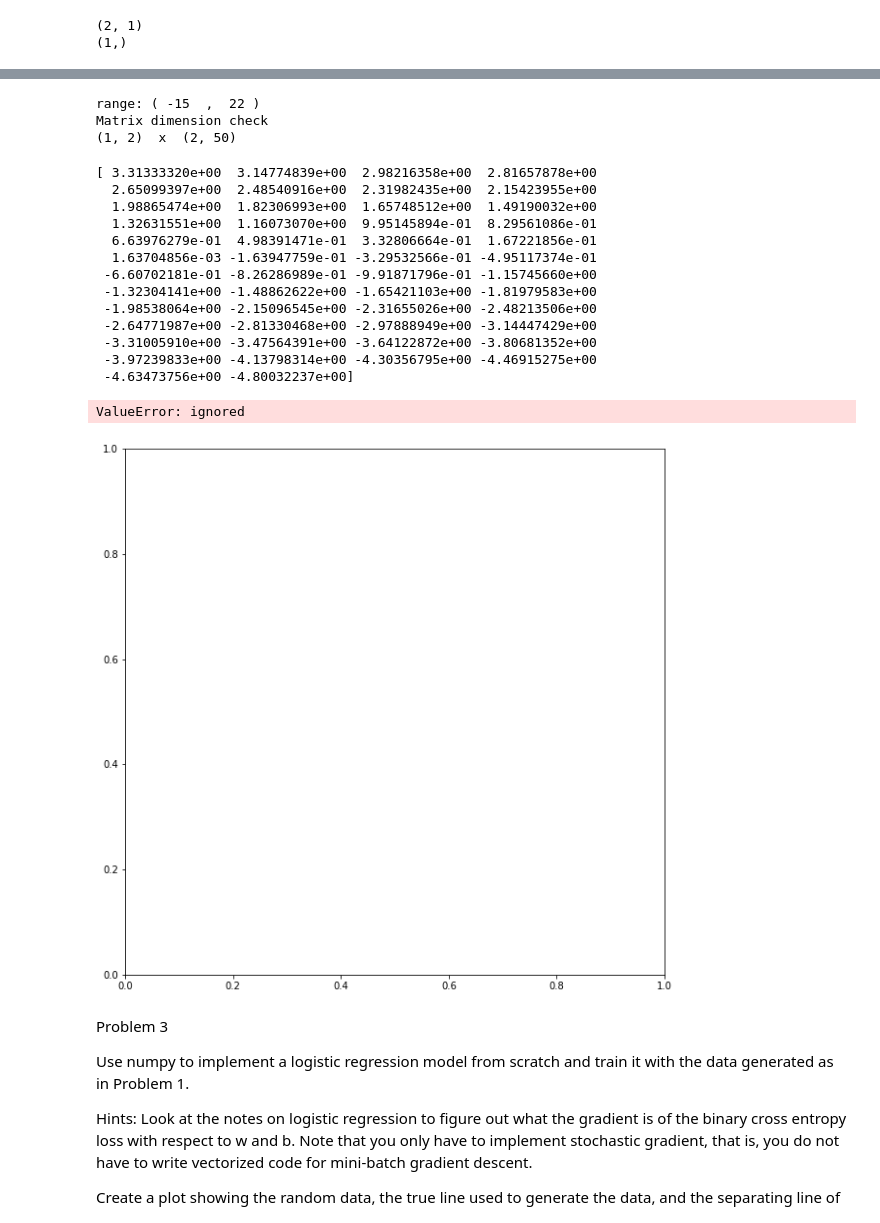
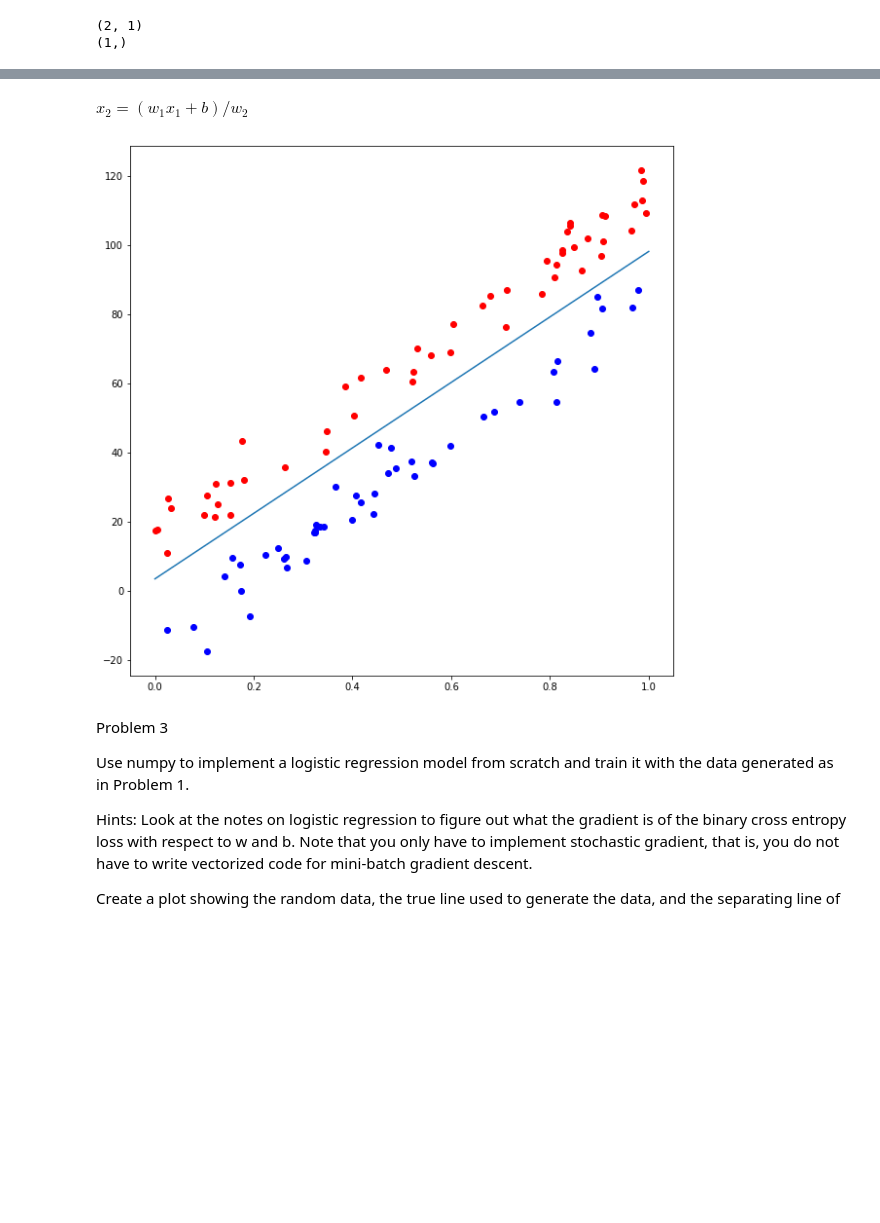
Before and after one commit to nspeer12/AI_CAP4630, a Jupyter notebook: hw3.ipynb, the cells around one changed output, grey strips where cells are left out. Saved outputs shown, nothing was run; the diff lists cells and outputs as text; code cells hidden in the pictures; blank space fills up the shorter version.

```diff
--- a/hw3.ipynb
+++ b/hw3.ipynb
@@ -78,9 +83,9 @@
 ---
 # %%
 # get data and test train split
-x_1, x_2, y = get_random_data(5,5,5,5,100)
+x_1, x_2, y = get_random_data(100,10,15,5,100)
 
-# X = (x1, x2 .... xn)T
+# X = (x1, x2 ... xn)T
 X = np.array([x_1, x_2]).T
 
 y = np.array(y)
@@ -89,10 +94,8 @@ x_train, x_test, y_train, y_test = train_test_split(X, y)
 def build_model(input_dim, output_dim):
   model = keras.Sequential()
   model.add(tf.keras.layers.Dense(output_dim, input_dim=input_dim, activation='sigmoid'))
-
-  optimizer = tf.keras.optimizers.Adam(learning_rate=0.1, beta_1=0.9, beta_2=0.999, epsilon=1e-07, amsgrad=False,name='Adam')
-
-  model.compile(loss=tf.keras.losses.BinaryCrossentropy(), optimizer='sgd')
+  optimizer = tf.keras.optimizers.Adam(learning_rate=0.1)
+  model.compile(loss=tf.keras.losses.BinaryCrossentropy(), optimizer=optimizer)
 
   return model
 # %%
@@ -102,7 +105,7 @@ input_dim = 2
 output_dim = 1
 model = build_model(input_dim, output_dim)
 
-EPOCHS = 100
+EPOCHS = 300
 
 history = model.fit(x_train, y_train, epochs=EPOCHS)
 # %% [output]
@@ -164,57 +167,23 @@ print(weights[1])
-# %%
-# create arbitrary data
-
-# find range from randomly generated data
-range_max = int(np.ceil(max(x_2)))
-range_min = int(np.floor(min(x_2)))
-
-print('range: (', range_min, ' , ', range_max, ')')
-
-# create an array to represent the space of our data
-d = np.linspace(0, 1)
-r = np.linspace(range_min, range_max)
-X = np.array([d,r])
-
-
-print('Matrix dimension check')
-print(weights[0].T.shape, ' x ', X.shape)
-# %% [output]
-range: ( -15  ,  22 )
-Matrix dimension check
-(1, 2)  x  (2, 50)
+# %% [markdown]
+$x_2 = (w_1 x_1 + b) / w_2 $
+# %%
+# create an array to represent the space of our data
+d = np.linspace(0, 1)
+
+pred_line = -((weights[0][0] * d) + weights[1]) / weights[0][1]
 # %%
-# generate labels
+# plot line
+fig, ax = plt.subplots(figsize=(10,10))
+ax.plot(d, pred_line)
 
-z = np.dot(weights[0].T, X) + weights[1]
 
-# apply sigmoid function
-sigmoid = lambda x : 1/(1 + np.exp(-x))
+for i in range(len(x_1)):
+  # plot real value
+  ax.scatter(x_1[i], x_2[i], c='blue' if y[i] == 1 else 'red', label='Real')
 
-yhat = sigmoid(z[0])
-
-# plot results
-fig, ax = plt.subplots(figsize=(10,10))
-
-ax.plot(x_1, z[0])
-for i in range(len(x_train)):
-  # plot real value
-  ax.scatter(x_train[i][0], x_train[i][1], c='blue' if y_train[i] == 1 else 'red', label='Real')
+plt.show()
 # %% [output]
-[ 3.31333320e+00  3.14774839e+00  2.98216358e+00  2.81657878e+00
-  2.65099397e+00  2.48540916e+00  2.31982435e+00  2.15423955e+00
-  1.98865474e+00  1.82306993e+00  1.65748512e+00  1.49190032e+00
-  1.32631551e+00  1.16073070e+00  9.95145894e-01  8.29561086e-01
-  6.63976279e-01  4.98391471e-01  3.32806664e-01  1.67221856e-01
-  1.63704856e-03 -1.63947759e-01 -3.29532566e-01 -4.95117374e-01
- -6.60702181e-01 -8.26286989e-01 -9.91871796e-01 -1.15745660e+00
- -1.32304141e+00 -1.48862622e+00 -1.65421103e+00 -1.81979583e+00
- -1.98538064e+00 -2.15096545e+00 -2.31655026e+00 -2.48213506e+00
- -2.64771987e+00 -2.81330468e+00 -2.97888949e+00 -3.14447429e+00
- -3.31005910e+00 -3.47564391e+00 -3.64122872e+00 -3.80681352e+00
- -3.97239833e+00 -4.13798314e+00 -4.30356795e+00 -4.46915275e+00
- -4.63473756e+00 -4.80032237e+00]
-ValueError: ignored
-[figure, old version]
+[figure, new version]
 # %% [markdown]
 Problem 3
 
```
Also changed, not shown: parts of 10 cells of this notebook.
